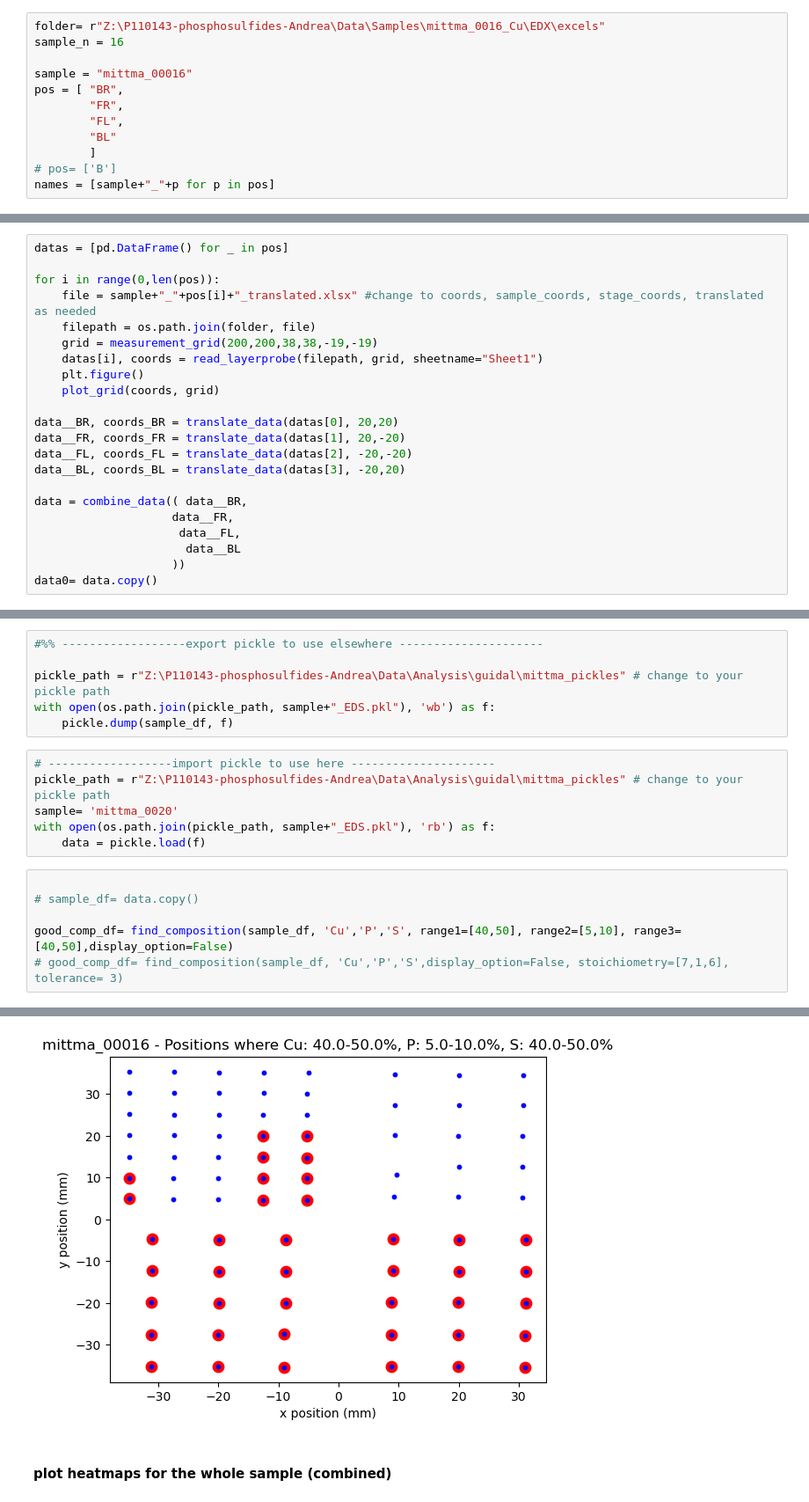
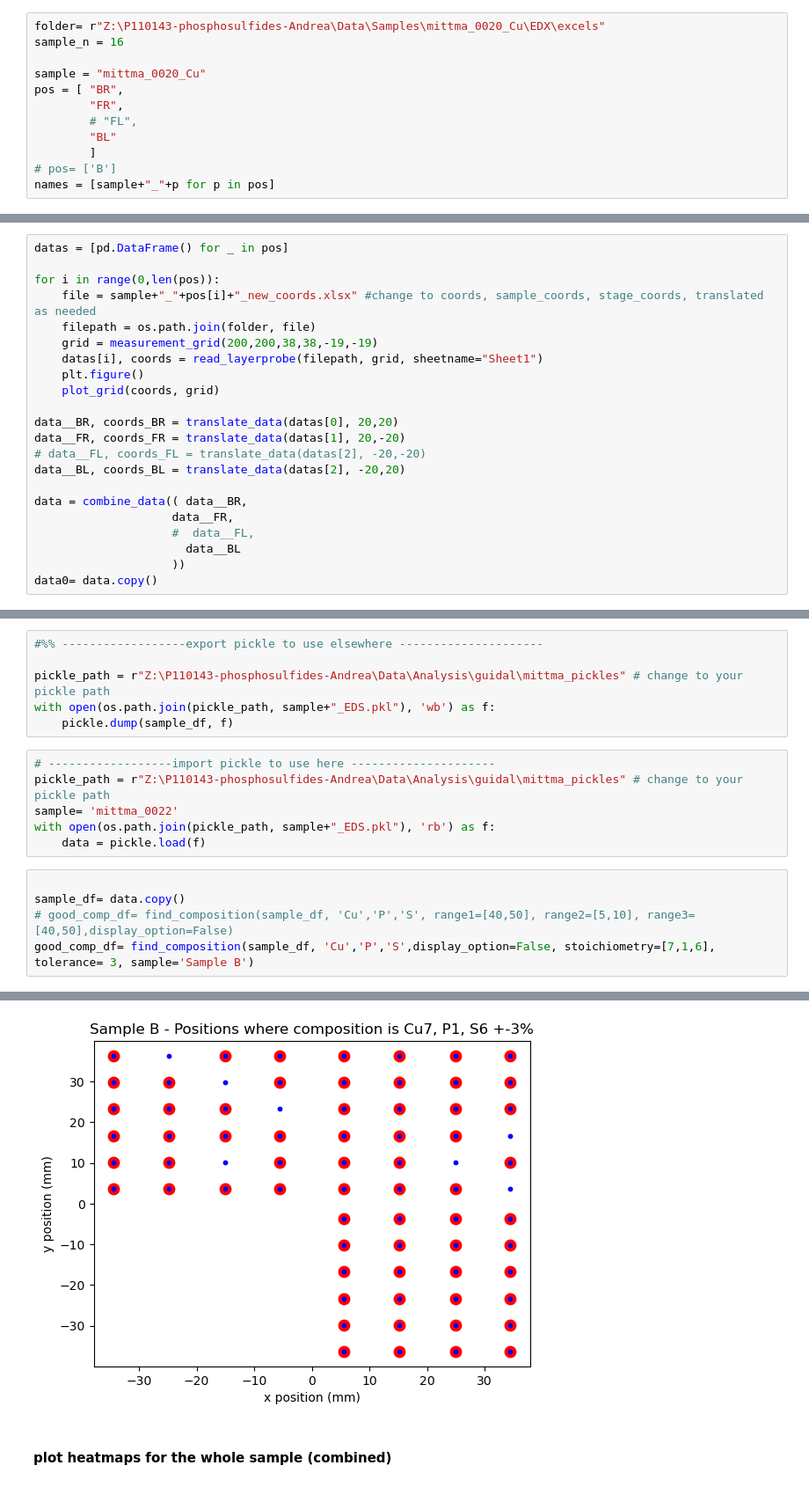
Before and after one commit to DTU-Nanolab-materials-discovery/intern-data-handling-and-fitting, a Jupyter notebook: EDX.ipynb, the cells around one changed output, grey strips where cells are left out. Shown at 88% size. Cells and saved outputs as stored; diff of their text form.

Commit message:
updates, UPS fit (unfinished), single plots for thesis

```diff
--- a/EDX.ipynb
+++ b/EDX.ipynb
@@ -62,13 +52,13 @@ Y shift:  -13.030000000000001
 # %% [markdown]
 ### loading data from excels file
 # %%
-folder= r"Z:\P110143-phosphosulfides-Andrea\Data\Samples\mittma_0016_Cu\EDX\excels"
+folder= r"Z:\P110143-phosphosulfides-Andrea\Data\Samples\mittma_0020_Cu\EDX\excels"
 sample_n = 16
 
-sample = "mittma_00016"
+sample = "mittma_0020_Cu"
 pos = [ "BR",
         "FR",
-        "FL",
+        # "FL",
         "BL"
         ]
 # pos= ['B']
@@ -79,7 +69,7 @@ load the data
 datas = [pd.DataFrame() for _ in pos]
 
 for i in range(0,len(pos)):
-    file = sample+"_"+pos[i]+"_translated.xlsx" #change to coords, sample_coords, stage_coords, translated as needed
+    file = sample+"_"+pos[i]+"_new_coords.xlsx" #change to coords, sample_coords, stage_coords, translated as needed
     filepath = os.path.join(folder, file)
     grid = measurement_grid(200,200,38,38,-19,-19)
     datas[i], coords = read_layerprobe(filepath, grid, sheetname="Sheet1")
@@ -88,12 +78,12 @@ for i in range(0,len(pos)):
 
 data__BR, coords_BR = translate_data(datas[0], 20,20)
 data__FR, coords_FR = translate_data(datas[1], 20,-20)
-data__FL, coords_FL = translate_data(datas[2], -20,-20)
-data__BL, coords_BL = translate_data(datas[3], -20,20)
+# data__FL, coords_FL = translate_data(datas[2], -20,-20)
+data__BL, coords_BL = translate_data(datas[2], -20,20)
 
 data = combine_data(( data__BR,
                     data__FR,
-                     data__FL,
+                    #  data__FL,
                       data__BL
                     ))
 data0= data.copy()
@@ -124,23 +113,22 @@ with open(os.path.join(pickle_path, sample+"_EDS.pkl"), 'wb') as f:
 # %%
 # ------------------import pickle to use here ---------------------
 pickle_path = r"Z:\P110143-phosphosulfides-Andrea\Data\Analysis\guidal\mittma_pickles" # change to your pickle path
-sample= 'mittma_0020'
+sample= 'mittma_0022'
 with open(os.path.join(pickle_path, sample+"_EDS.pkl"), 'rb') as f:
     data = pickle.load(f)
 # %%
 
-# sample_df= data.copy()
-
-good_comp_df= find_composition(sample_df, 'Cu','P','S', range1=[40,50], range2=[5,10], range3=[40,50],display_option=False)
-# good_comp_df= find_composition(sample_df, 'Cu','P','S',display_option=False, stoichiometry=[7,1,6], tolerance= 3)
+sample_df= data.copy()
+# good_comp_df= find_composition(sample_df, 'Cu','P','S', range1=[40,50], range2=[5,10], range3=[40,50],display_option=False)
+good_comp_df= find_composition(sample_df, 'Cu','P','S',display_option=False, stoichiometry=[7,1,6], tolerance= 3, sample='Sample B')
 # %% [output]
 Layer 1 Cu Atomic % data at all coordinates.
 Layer 1 Cu Atomic % data at all coordinates.
 Layer 1 P Atomic % data at all coordinates.
 Layer 1 P Atomic % data at all coordinates.
 Layer 1 S Atomic % data at all coordinates.
 Layer 1 S Atomic % data at all coordinates.
-[figure, old version]
+[figure, new version]
 # %% [markdown]
 #### plot heatmaps for the whole sample (combined)
 # %%
```
Also changed, not shown: parts of 8 cells of this notebook, 5 other files.
